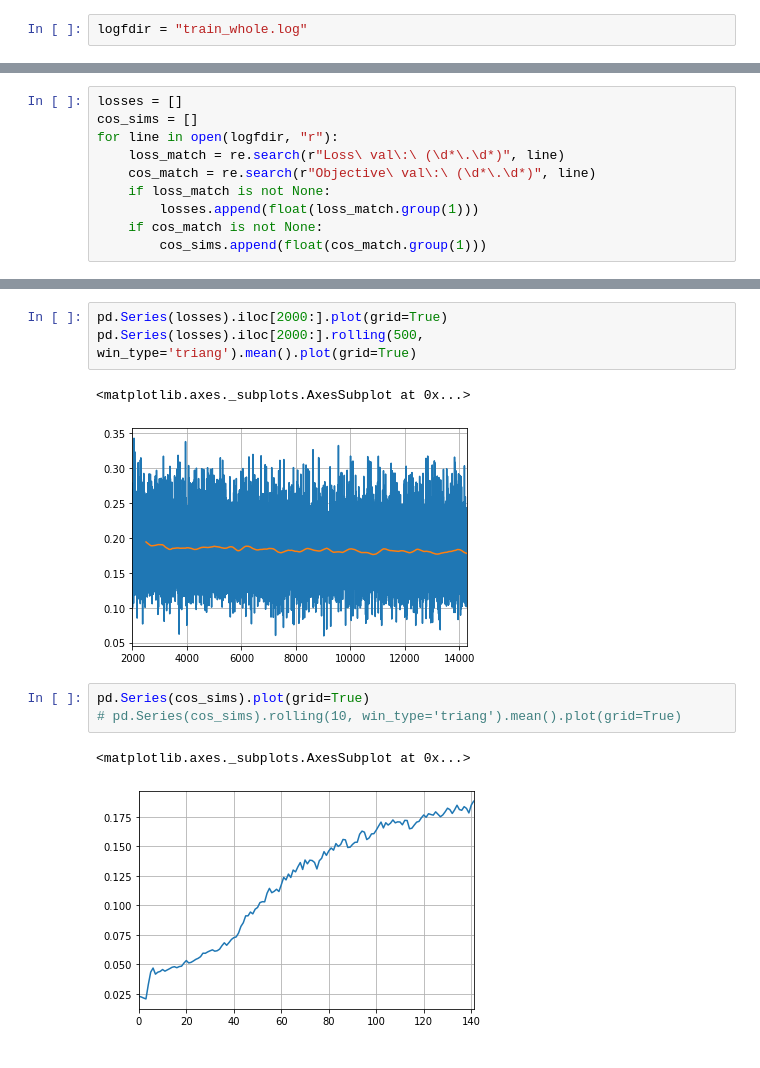
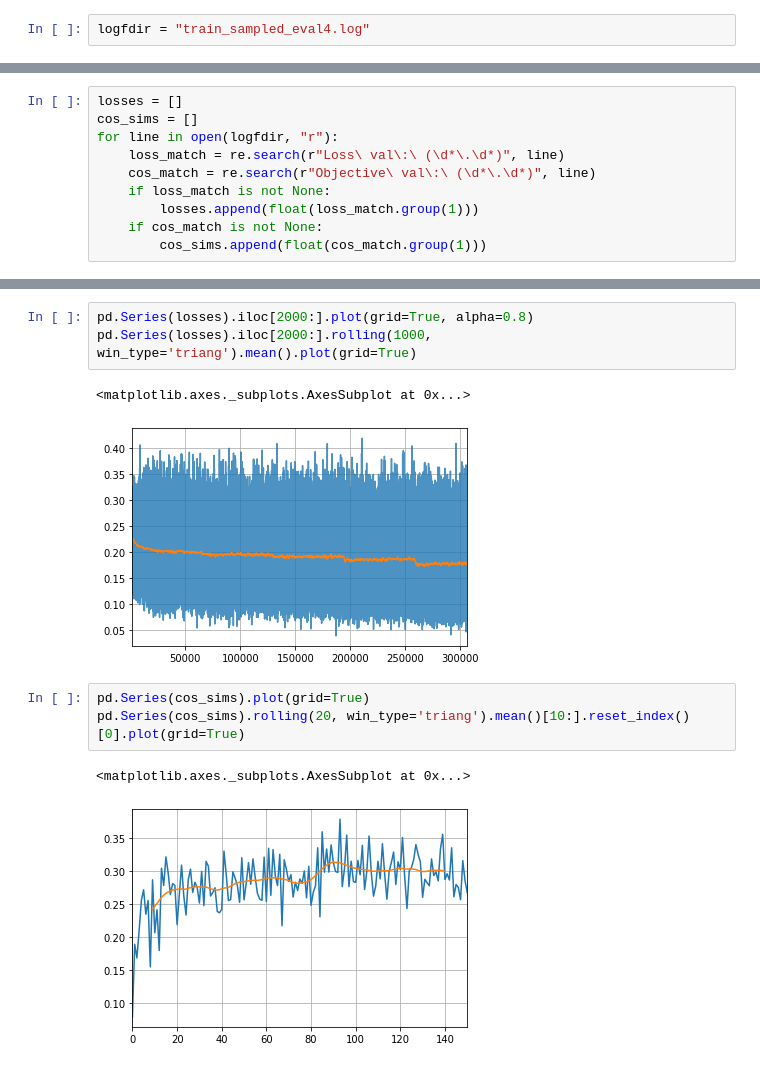
Before and after one commit to MIR-MU/CompuBERT, a Jupyter notebook: monitoring.ipynb, the cells around one changed output, grey strips where cells are left out. Drawn from its saved outputs; the diff is of its cells as text.

```diff
--- a/monitoring.ipynb
+++ b/monitoring.ipynb
@@ -7,7 +7,7 @@ import re
 # %% [output]
 /home/xstefan3/arqmath/compubert
 # %%
-logfdir = "train_whole.log"
+logfdir = "train_sampled_eval4.log"
 # %%
 import re
 float(re.search(r"Loss\ val\:\ (\d*\.\d*)", "Step 0/630: Loss val: 0.3030857443809509").group(1))
@@ -26,12 +32,12 @@ for line in open(logfdir, "r"):
 # %%
-pd.Series(losses).iloc[2000:].plot(grid=True)
-pd.Series(losses).iloc[2000:].rolling(500, win_type='triang').mean().plot(grid=True)
+pd.Series(losses).iloc[2000:].plot(grid=True, alpha=0.8)
+pd.Series(losses).iloc[2000:].rolling(1000, win_type='triang').mean().plot(grid=True)
 # %% [output]
 <matplotlib.axes._subplots.AxesSubplot at 0x...>
-[figure, old version]
+[figure, new version]
 # %%
 pd.Series(cos_sims).plot(grid=True)
-# pd.Series(cos_sims).rolling(10, win_type='triang').mean().plot(grid=True)
+pd.Series(cos_sims).rolling(20, win_type='triang').mean()[10:].reset_index()[0].plot(grid=True)
 # %% [output]
 <matplotlib.axes._subplots.AxesSubplot at 0x...>
-[figure, old version]
+[figure, new version]
```
Also changed, not shown: parts of 1 cell of this notebook, 2 other files.
